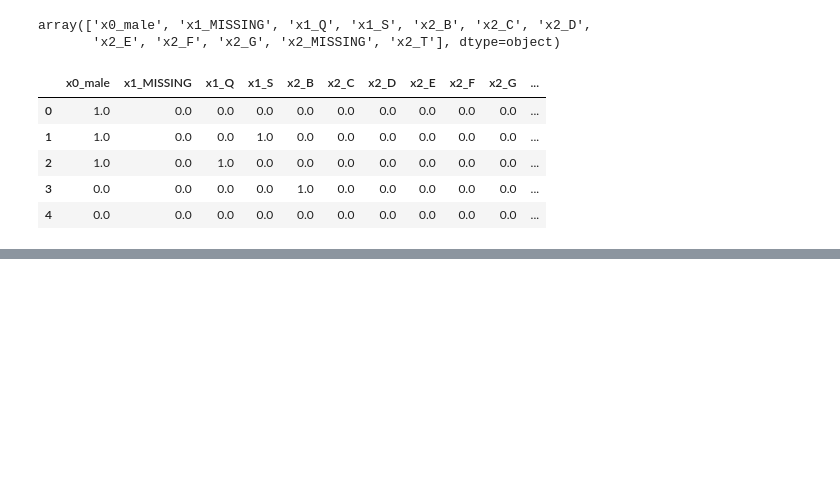
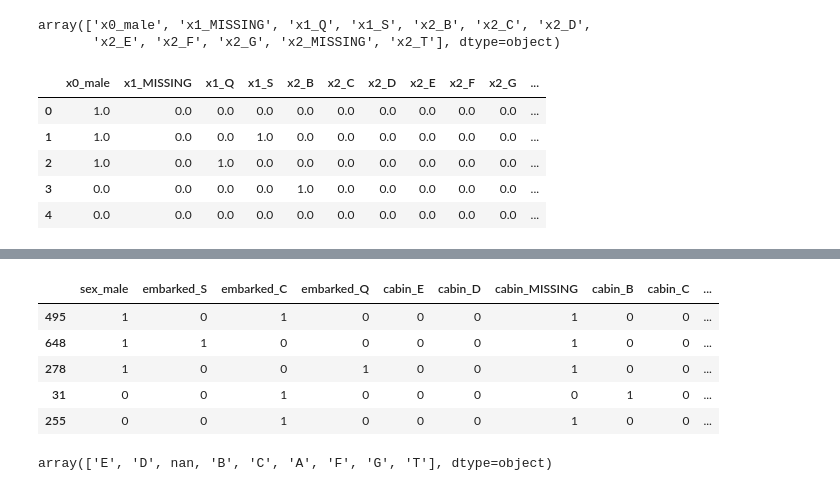
Before and after one commit to KarthikKothareddy/FeatureEngineering, a Jupyter notebook: categorical_variable_encoding.ipynb, the cells around one changed output, grey strips where cells are left out. Cells and saved outputs as stored; diff of their text form; code cells hidden in the pictures; blank space fills up the shorter version.

```diff
--- a/categorical_variable_encoding.ipynb
+++ b/categorical_variable_encoding.ipynb
@@ -215,0 +282,14 @@ tmp.head()
+# %%
+tmp = encoder.transform(x_test.fillna("MISSING"))
+tmp.head()
+# %% [output]
+|  | sex_male | embarked_S | embarked_C | embarked_Q | cabin_E | cabin_D | cabin_MISSING | cabin_B | cabin_C | ... |
+| 495 | 1 | 0 | 1 | 0 | 0 | 0 | 1 | 0 | 0 | ... |
+| 648 | 1 | 1 | 0 | 0 | 0 | 0 | 1 | 0 | 0 | ... |
+| 278 | 1 | 0 | 0 | 1 | 0 | 0 | 1 | 0 | 0 | ... |
+| 31 | 0 | 0 | 1 | 0 | 0 | 0 | 0 | 1 | 0 | ... |
+| 255 | 0 | 0 | 1 | 0 | 0 | 0 | 1 | 0 | 0 | ... |
+# %%
+x_train["cabin"].unique()
+# %% [output]
+array(['E', 'D', nan, 'B', 'C', 'A', 'F', 'G', 'T'], dtype=object)
```
Also changed, not shown: parts of 8 cells of this notebook.
